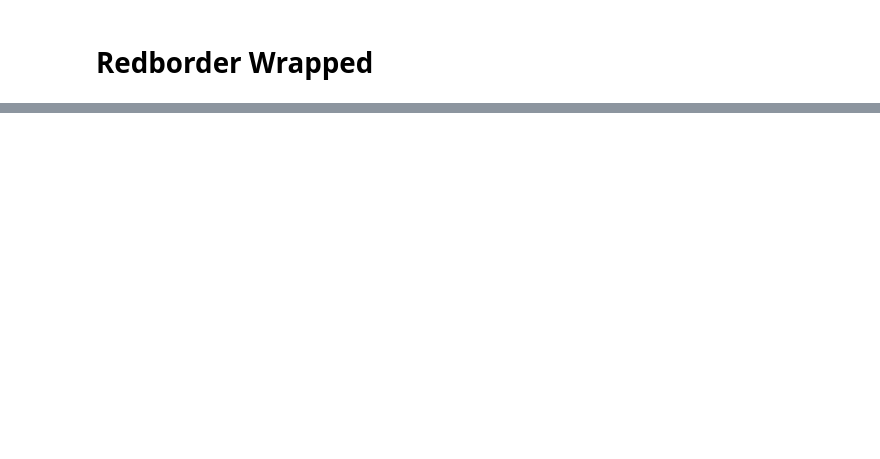
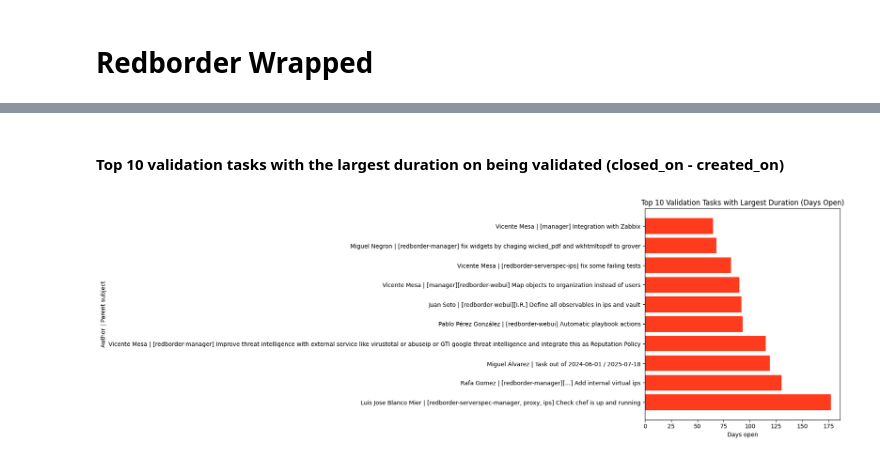
Before and after one commit to rgomezborder/redborder-wrapped, a Jupyter notebook: main.ipynb, the cells around one changed output, grey strips where cells are left out. Cells and saved outputs as stored; diff of their text form; code cells hidden in the pictures; blank space fills up the shorter version.

```diff
--- a/main.ipynb
+++ b/main.ipynb
@@ -83,0 +244,52 @@ plt.show()
+# %% [markdown]
+#### Top 10 validation tasks with the largest duration on being validated (closed_on - created_on)
+# %%
+# Collect validation tasks with required fields
+validation_tasks = []
+
+for issue in filtered_issues:
+    if issue.get('tracker', {}).get('name') == 'Task' and issue.get('subject') and 'valida' in issue['subject'].lower():
+        created_on = issue.get('created_on')
+        closed_on = issue.get('closed_on')
+        author = issue.get('author', {}).get('name', 'Unknown')
+        parent_id = issue.get('parent', {}).get('id')
+        parent_subject = None
+        # Find parent subject if parent_id exists
+        if parent_id is not None:
+            parent_issue = next((i for i in filtered_issues if i.get('id') == parent_id), None)
+            if parent_issue:
+                parent_subject = parent_issue.get('subject')
+        if created_on and closed_on:
+            try:
+                created_dt = datetime.strptime(created_on, '%Y-%m-%dT%H:%M:%SZ')
+                closed_dt = datetime.strptime(closed_on, '%Y-%m-%dT%H:%M:%SZ')
+                diff_days = (closed_dt - created_dt).days
+            except Exception:
+                diff_days = None
+            validation_tasks.append({
+                'Author': author,
+                'Created On': created_on,
+                'Closed On': closed_on,
+                'Days Open': diff_days,
+                'Parent ID': parent_id,
+                'Parent Subject': parent_subject
+            })
+
+# Create DataFrame and sort by difference
+val_df = pd.DataFrame(validation_tasks)
+val_df = val_df.sort_values(by='Days Open', ascending=False)
+
+# Plot top 10
+top10 = val_df.head(10)
+plt.figure(figsize=(18, 6))
+plt.barh(top10['Author'] + ' | ' + top10['Parent Subject'].fillna(f'Task out of {RANGE_DATE}'), top10['Days Open'], color='#FF3B1D')
+plt.xlabel('Days open')
+plt.ylabel('Author | Parent subject')
+plt.title('Top 10 Validation Tasks with Largest Duration (Days Open)')
+plt.tight_layout()
+plt.show()
+
+# Save the data to CSV
+val_df.to_csv('data/validation_tasks_duration.csv', index=False, encoding='utf-8')
+# %% [output]
+[figure, added]
```
Also changed, not shown: parts of 20 cells of this notebook.
